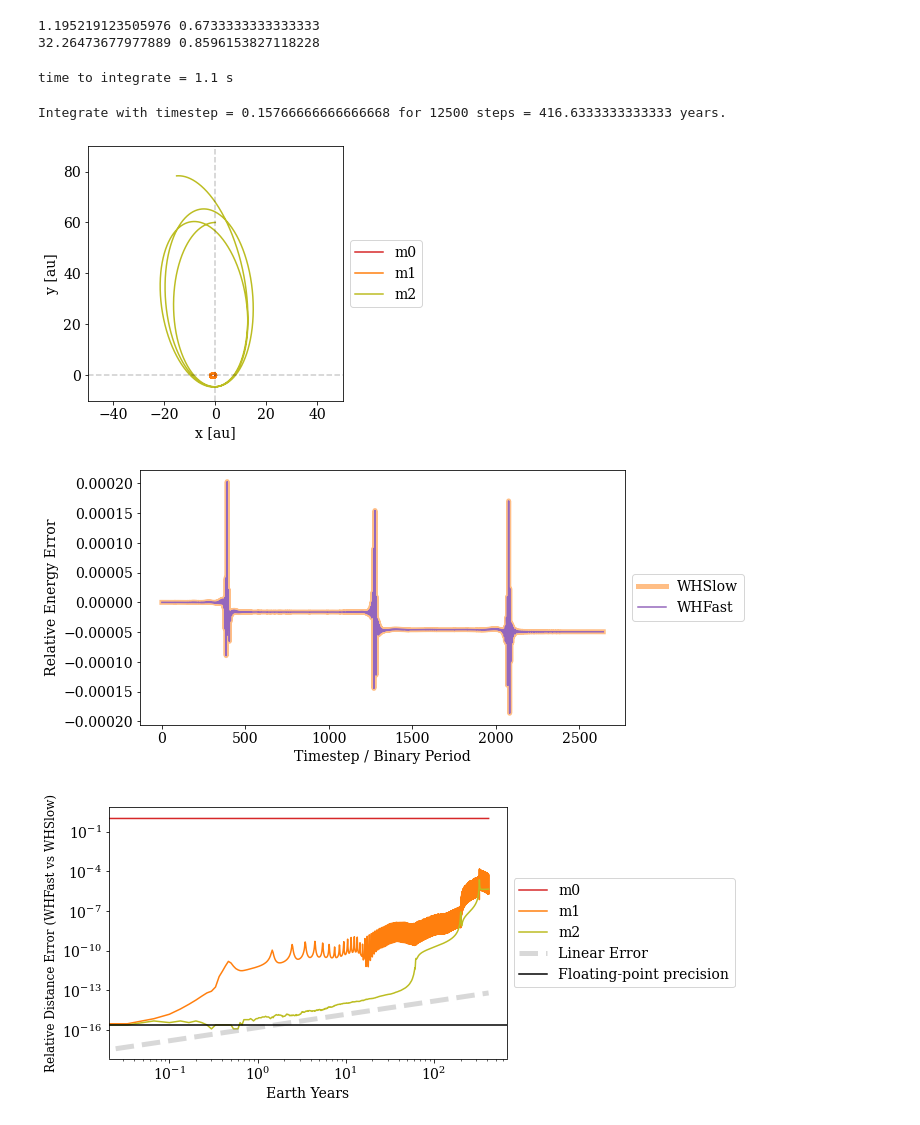
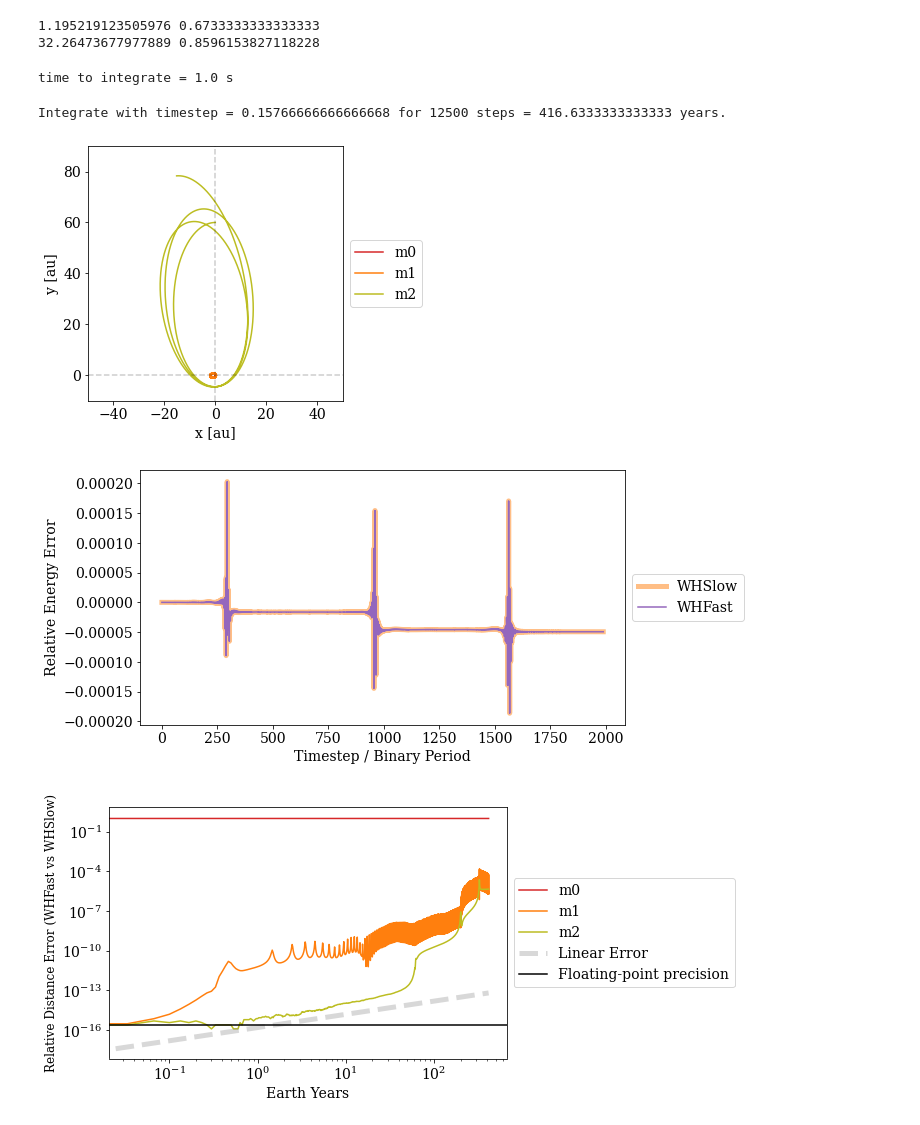
Before and after one commit to michaelkmpoon/eccentricWH, a Jupyter notebook: 09_vanillaWH_MikkolaPaper.ipynb, the cells around one changed output. Saved outputs shown, nothing was run; the diff lists cells and outputs as text; code cells hidden in the pictures.

```diff
--- a/09_vanillaWH_MikkolaPaper.ipynb
+++ b/09_vanillaWH_MikkolaPaper.ipynb
@@ -55,16 +58,14 @@ start = time.time()
 for i in range(N_steps):
 
     # drift
-    sim_jacobi = vanillaWH.drift(sim_jacobi, sim, object_num = 1, h=timestep/2)
-    sim_jacobi = vanillaWH.drift(sim_jacobi, sim, object_num = 2, h=timestep/2)
+    sim_jacobi = vanillaWH.drift(sim_jacobi, sim, h=timestep/2)
     sim = integrator_tools.jacobi_to_inertial(sim_jacobi, masses)
 
     # kick
     sim_jacobi = vanillaWH.kick(sim_jacobi, sim, h=timestep)
 
     # drift
-    sim_jacobi = vanillaWH.drift(sim_jacobi, sim, object_num = 1, h=timestep/2)
-    sim_jacobi = vanillaWH.drift(sim_jacobi, sim, object_num = 2, h=timestep/2)
+    sim_jacobi = vanillaWH.drift(sim_jacobi, sim, h=timestep/2)
     sim = integrator_tools.jacobi_to_inertial(sim_jacobi, masses)
 
     E = integrator_tools.energy_fn(sim)
@@ -84,5 +85,5 @@ time to integrate = 7.0 s
 # %%
-years = timestep * np.arange(N_steps) / P_1195
+orbital_periods = np.arange(N_steps) / (2*np.pi)
 print('Integrate with timestep =', timestep, 'for', N_steps, 'steps =', years[-1], 'years.')
 
 plt.figure(figsize=(10,4.5))
@@ -103,7 +104,7 @@ plt.tight_layout()
 plt.show()
 
 plt.figure(figsize=(10,4.5))
-plt.plot(np.arange(N_steps)/P_1195, energy_error, label='WHSlow', c='tab:purple')
+plt.plot(orbital_periods, energy_error, label='WHSlow', c='tab:purple')
 #plt.yscale('log')
 plt.ylim(-6e-5, 6e-5)
 plt.xlabel('Timestep / Binary Period')
@@ -224,9 +231,9 @@ end = time.time()
 
 print('time to integrate =', np.round(end - start, 1), 's')
 # %% [output]
-time to integrate = 1.1 s
+time to integrate = 1.0 s
 # %%
-years = timestep * np.arange(N_steps) / P_1195
+orbital_periods = np.arange(N_steps) / (2*np.pi)
 print('Integrate with timestep =', timestep, 'for', N_steps, 'steps =', years[-1], 'years.')
 
 plt.figure(figsize=(10,4.5))
@@ -246,34 +253,34 @@ plt.tight_layout()
 plt.show()
 
 
 plt.figure(figsize=(10,4.5))
-plt.plot(np.arange(N_steps)/P_1195, energy_error, lw=5, alpha=0.5, label='WHSlow', c='tab:orange')
-plt.plot(np.arange(N_steps)/P_1195, energy_error_reb, label='WHFast', c='tab:purple')
+plt.plot(orbital_periods, energy_error, lw=5, alpha=0.5, label='WHSlow', c='tab:orange')
+plt.plot(orbital_periods, energy_error_reb, label='WHFast', c='tab:purple')
 #plt.yscale('log')
 #plt.ylim(-1e-4, 1e-4)
 plt.xlabel('Timestep / Binary Period')
 plt.ylabel('Relative Energy Error')
 plt.legend(loc='center left', bbox_to_anchor=(1, 0.5))
 plt.tight_layout()
 #plt.savefig('SS_energy_error.jpg', dpi=300)
 plt.show()
 
 plt.figure(figsize=(10,4.5))
 plt.plot(years, rel_diff0, label='m0', c='tab:red')
 plt.plot(years, rel_diff1, label='m1', c='tab:orange')
 plt.plot(years, rel_diff2, label='m2', c='tab:olive')
 plt.plot(years, 5e-18*np.arange(N_steps),ls = '--', c='grey', lw=5, alpha=0.3, label='Linear Error')
 plt.axhline(sys.float_info.epsilon, label='Floating-point precision', c='black')
 plt.xscale('log')
 plt.yscale('log')
 plt.xlabel('Earth Years')
 plt.ylabel('Relative Distance Error (WHFast vs WHSlow)', fontsize=12)
 plt.legend(loc='center left', bbox_to_anchor=(1, 0.5))
 plt.tight_layout()
 #plt.savefig('SS_error.jpg', dpi=300)
 plt.show()
 # %% [output]
 Integrate with timestep = 0.15766666666666668 for 12500 steps = 416.6333333333333 years.
 [figure]
-[figure, old version]
+[figure, new version]
 [figure]
```
Also changed, not shown: parts of 4 cells of this notebook, 13 other files.
